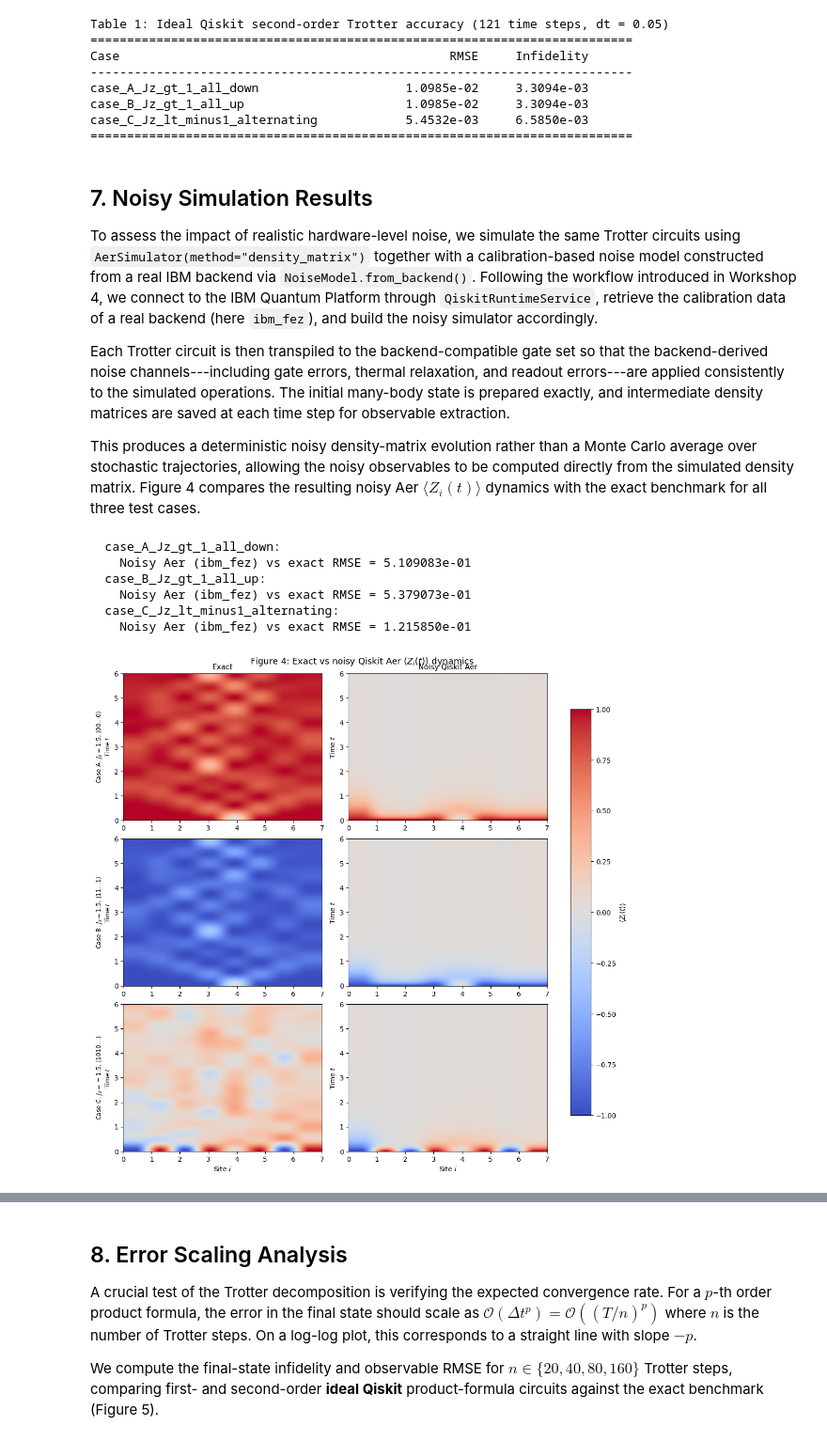
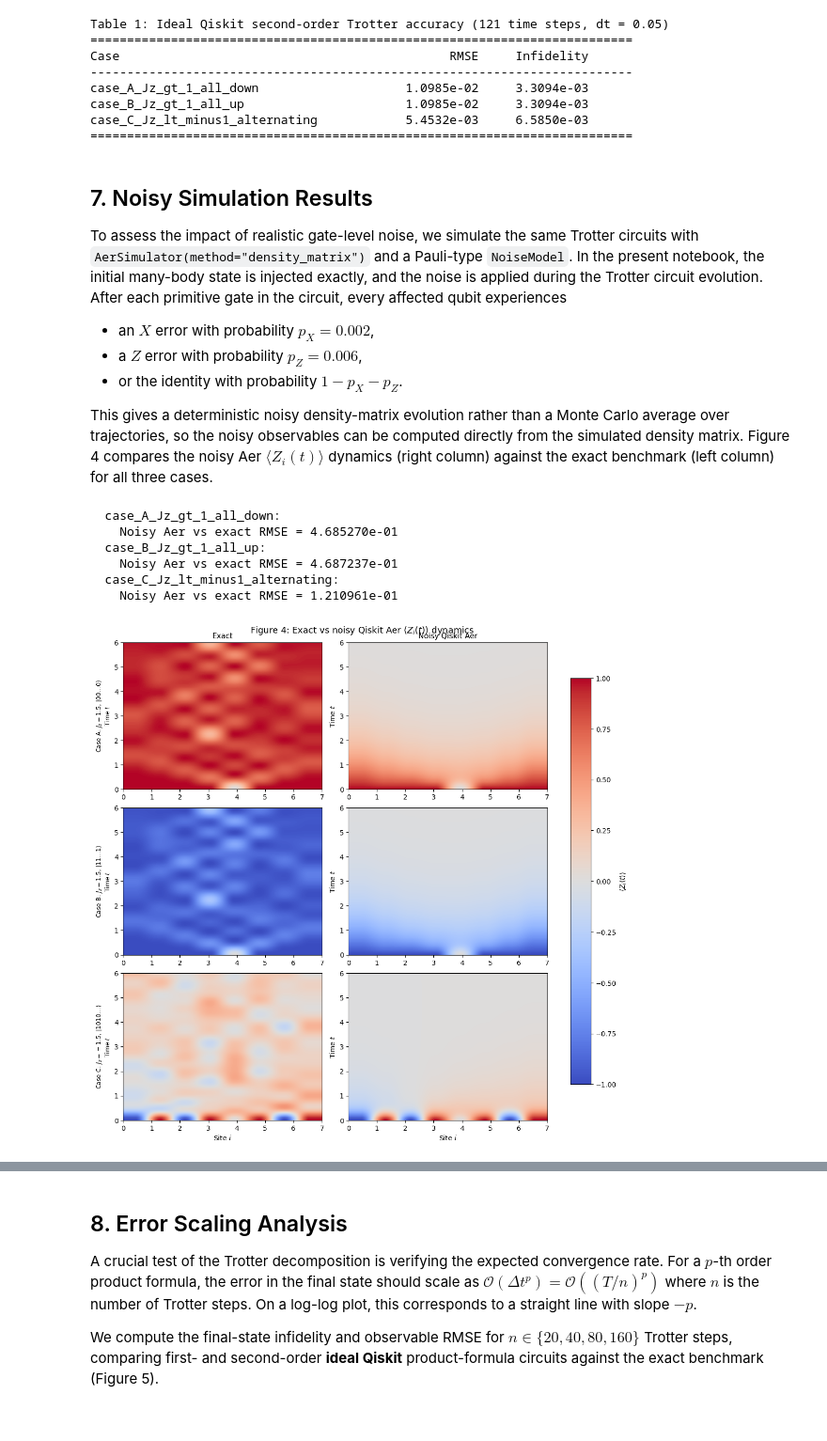
Before and after one commit to ueeseer/TimeEvolutionQuantComputing, a Jupyter notebook: final_report_with_qiskit.ipynb, the cells around one changed output, grey strips where cells are left out. Shown at 94% size. Cells and saved outputs as stored; diff of their text form; code cells hidden in the pictures.

```diff
--- a/final_report_with_qiskit.ipynb
+++ b/final_report_with_qiskit.ipynb
@@ -791,7 +712,7 @@ for row, case in enumerate(cases):
     for col in range(3):
         ax = axes[row, col]
         im = ax.imshow(
-            obs[col], origin='lower', aspect='auto',
+            obs[:, :, col], origin='lower', aspect='auto',
             vmin=-1.0, vmax=1.0, cmap='coolwarm',
             extent=[0, L - 1, times[0], times[-1]],
         )
@@ -881,7 +802,7 @@ for row, case in enumerate(cases):
     for col in range(3):
         ax = axes[row, col]
         im = ax.imshow(
-            obs[col], origin='lower', aspect='auto',
+            obs[:, :, col], origin='lower', aspect='auto',
             vmin=-1.0, vmax=1.0, cmap='coolwarm',
             extent=[0, L - 1, times[0], times[-1]],
         )
@@ -903,7 +824,7 @@ plt.show()
 fig, axes = plt.subplots(1, 3, figsize=(14, 3.8), constrained_layout=True)
 
 for idx, case in enumerate(cases):
-    diff = qiskit_results[case['name']]['obs'][2] - exact_results[case['name']]['obs'][2]
+    diff = qiskit_results[case['name']]['obs'][:, :, 2] - exact_results[case['name']]['obs'][:, :, 2]
     vmax = max(np.max(np.abs(diff)), 1e-12)
     ax = axes[idx]
     im = ax.imshow(
@@ -952,18 +873,28 @@ case_C_Jz_lt_minus1_alternating            5.4532e-03     6.5850e-03
 # %% [markdown]
 ## 7. Noisy Simulation Results
 
-To assess the impact of realistic hardware-level noise, we simulate the same Trotter circuits using `AerSimulator(method="density_matrix")` together with a calibration-based noise model constructed from a real IBM backend via `NoiseModel.from_backend()`. Following the workflow introduced in Workshop 4, we connect to the IBM Quantum Platform through `QiskitRuntimeService`, retrieve the calibration data of a real backend (here `ibm_fez`), and build the noisy simulator accordingly.
+<a id="7-noisy-simulation-results"></a>
 
-Each Trotter circuit is then transpiled to the backend-compatible gate set so that the backend-derived noise channels---including gate errors, thermal relaxation, and readout errors---are applied consistently to the simulated operations. The initial many-body state is prepared exactly, and intermediate density matrices are saved at each time step for observable extraction.
+To assess the impact of realistic gate-level noise, we simulate the same Trotter circuits with
+`AerSimulator(method="density_matrix")` and a Pauli-type `NoiseModel`. In the present notebook,
+the initial many-body state is injected exactly, and the noise is applied during the Trotter
+circuit evolution. After each primitive gate in the circuit, every affected qubit experiences
 
-This produces a deterministic noisy density-matrix evolution rather than a Monte Carlo average over stochastic trajectories, allowing the noisy observables to be computed directly from the simulated density matrix. Figure 4 compares the resulting noisy Aer $\langle Z_i(t)\rangle$ dynamics with the exact benchmark for all three test cases.
+- an $X$ error with probability $p_X = 0.002$,
+- a $Z$ error with probability $p_Z = 0.006$,
+- or the identity with probability $1 - p_X - p_Z$.
+
+This gives a deterministic noisy density-matrix evolution rather than a Monte Carlo average over
+trajectories, so the noisy observables can be computed directly from the simulated density matrix.
+Figure 4 compares the noisy Aer $\langle Z_i(t)\rangle$ dynamics (right column) against the exact
+benchmark (left column) for all three cases.
 # %%
 noisy_results = {}
 
 for case in cases:
     er = exact_results[case['name']]
     _, obs_noisy, bitstring, rotate_site = run_noisy_trotter(
-        case, times, aer_backend=aer_sim, order=trotter_order)
+        case, times, p_x=noise_px, p_z=noise_pz, order=trotter_order)
     rmse = observable_rmse(er['obs'], obs_noisy)
 
     noisy_results[case['name']] = {
@@ -973,42 +904,42 @@ for case in cases:
         'rotate_site': rotate_site,
     }
     print(f"  {case['name']}:")
-    print(f"    Noisy Aer ({real_backend.name}) vs exact RMSE = {rmse:.6e}")
+    print(f"    Noisy Aer vs exact RMSE = {rmse:.6e}")
 # %% [output]
   case_A_Jz_gt_1_all_down:
-    Noisy Aer (ibm_fez) vs exact RMSE = 5.109083e-01
+    Noisy Aer vs exact RMSE = 4.685270e-01
   case_B_Jz_gt_1_all_up:
-    Noisy Aer (ibm_fez) vs exact RMSE = 5.379073e-01
+    Noisy Aer vs exact RMSE = 4.687237e-01
   case_C_Jz_lt_minus1_alternating:
-    Noisy Aer (ibm_fez) vs exact RMSE = 1.215850e-01
+    Noisy Aer vs exact RMSE = 1.210961e-01
 # %%
 fig, axes = plt.subplots(3, 2, figsize=(11, 10.5), constrained_layout=True)
 
 for row, case in enumerate(cases):
-    obs_ex = exact_results[case['name']]['obs'][2]
-    obs_ns = noisy_results[case['name']]['obs'][2]
+    obs_ex = exact_results[case['name']]['obs'][:, :, 2]
+    obs_ns = noisy_results[case['name']]['obs'][:, :, 2]
 
     for col, (data, label) in enumerate([(obs_ex, 'Exact'), (obs_ns, 'Noisy Qiskit Aer')]):
         ax = axes[row, col]
         im = ax.imshow(
             data, origin='lower', aspect='auto',
             vmin=-1.0, vmax=1.0, cmap='coolwarm',
             extent=[0, L - 1, times[0], times[-1]],
         )
         if row == 0:
             ax.set_title(label, fontsize=11)
         if row == 2:
             ax.set_xlabel('Site $i$')
         if col == 0:
             ax.set_ylabel(f'{case_labels[row]}\nTime $t$', fontsize=9)
         else:
             ax.set_ylabel('Time $t$')
 
 fig.colorbar(im, ax=axes, shrink=0.85, label=r'$\langle Z_i(t)\rangle$')
 fig.suptitle(r'Figure 4: Exact vs noisy Qiskit Aer $\langle Z_i(t)\rangle$ dynamics', fontsize=13, y=1.01)
 plt.show()
 # %% [output]
-[figure, old version]
+[figure, new version]
 # %% [markdown]
 **Interpretation of Figure 4.**
 
```
Also changed, not shown: parts of 16 cells of this notebook, 1 other file.
